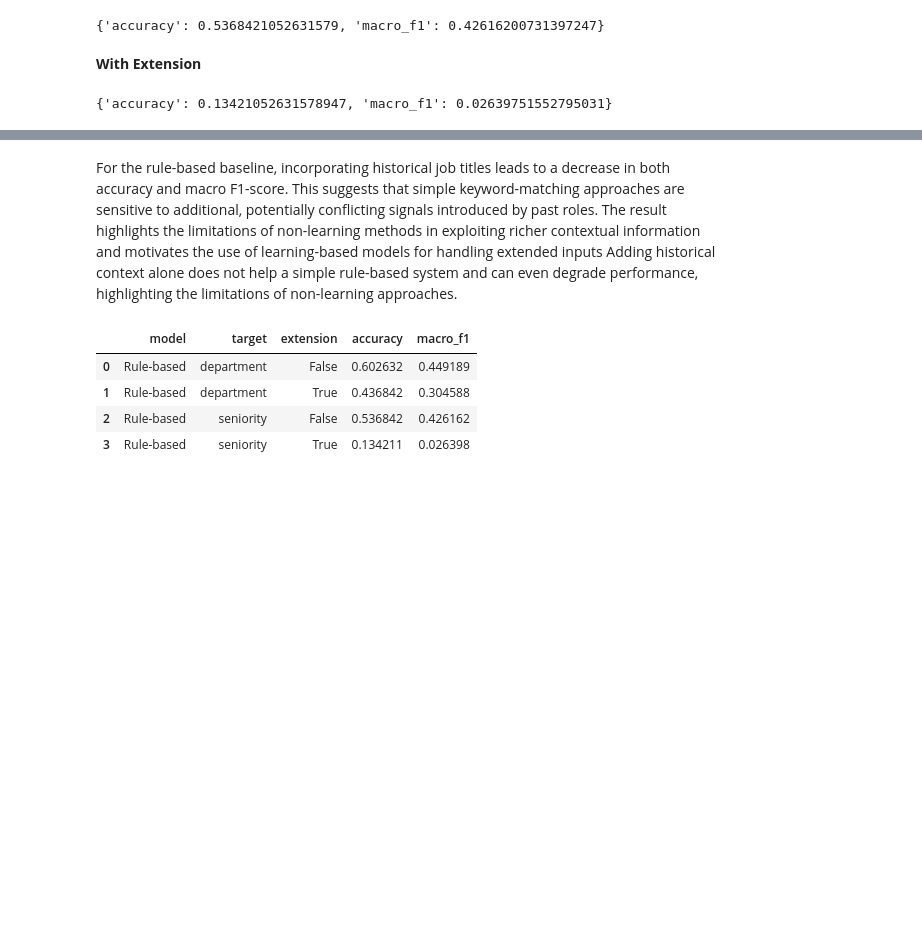
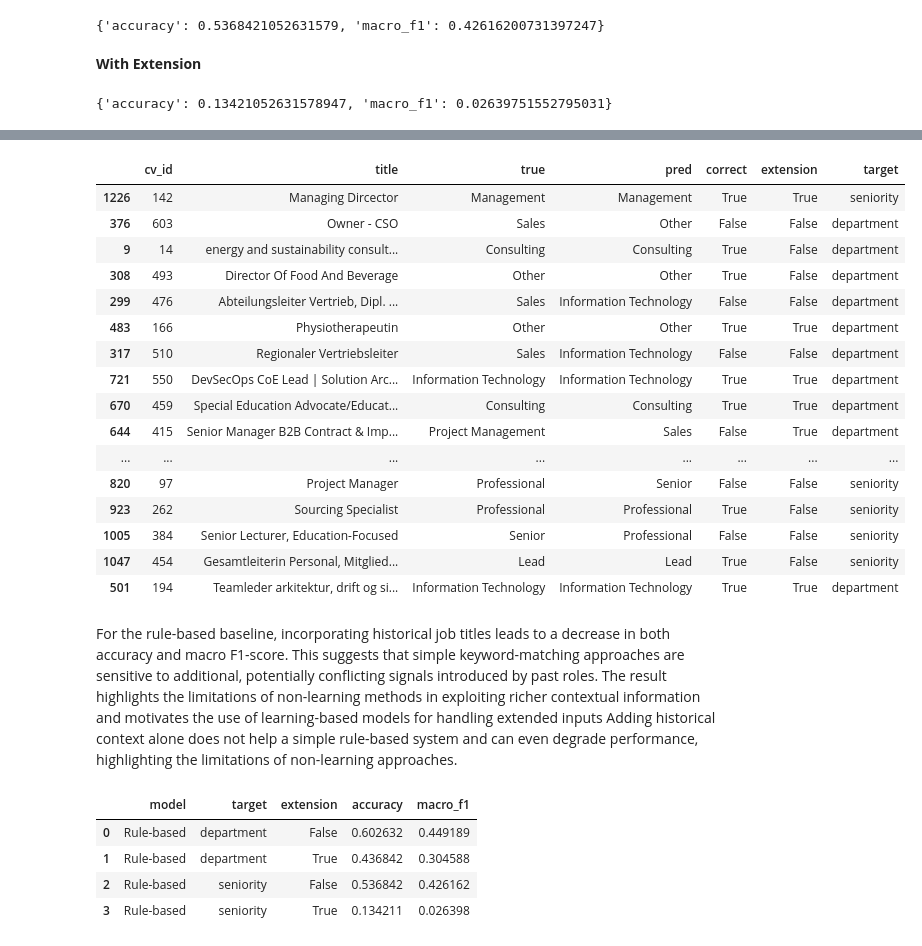
Before and after one commit to luisadosch/nlp-job-title-classification-benchmark-snapaddy, a Jupyter notebook: src/model-1-baseline.ipynb, the cells around one changed output, grey strips where cells are left out. Saved outputs shown, nothing was run; the diff lists cells and outputs as text; code cells hidden in the pictures; blank space fills up the shorter version.

```diff
--- a/src/model-1-baseline.ipynb
+++ b/src/model-1-baseline.ipynb
@@ -206,10 +202,82 @@ metrics_sen_base
 **With Extension**
 # %%
 y_sen_pred_ext = X_ext.apply(
-    lambda title: predict_seniority_rule_based(title, department_df)
+    lambda title: predict_seniority_rule_based(title, seniority_df)
 )
 # %%
 metrics_sen_ext = evaluate_predictions(y_sen_ext, y_sen_pred_ext)
 metrics_sen_ext
 # %% [output]
 {'accuracy': 0.13421052631578947, 'macro_f1': 0.02639751552795031}
+# %%
+def build_error_dfs(X, y_true, y_pred, meta=None, target_name="target", extension=False):
+    df = pd.DataFrame(
+        {
+            "title": X.values,
+            "true": pd.Series(y_true).values,
+            "pred": pd.Series(y_pred).values,
+        }
+    )
+    df["correct"] = df["true"].eq(df["pred"])
+    df["extension"] = extension
+    df["target"] = target_name
+
+    if meta is not None:
+        meta_df = meta.reset_index(drop=True).copy()
+        df = pd.concat([meta_df, df.reset_index(drop=True)], axis=1)
+
+    # per-class accuracy (where it's good/bad)
+    by_true = (
+        df.groupby(["target", "extension", "true"], dropna=False)["correct"]
+        .agg(n="size", accuracy="mean")
+        .reset_index()
+        .sort_values(["target", "extension", "accuracy", "n"], ascending=[True, True, True, False])
+    )
+
+    # confusion pairs (where it's bad)
+    confusion = (
+        df.loc[~df["correct"]]
+        .groupby(["target", "extension", "true", "pred"], dropna=False)
+        .size()
+        .reset_index(name="count")
+        .sort_values(["target", "extension", "count"], ascending=[True, True, False])
+    )
+
+    # examples to inspect
+    best_examples = df.loc[df["correct"]].head(50).copy()
+    worst_examples = df.loc[~df["correct"]].head(50).copy()
+
+    return df, by_true, confusion, best_examples, worst_examples
+
+
+# Department
+dep_base_df, dep_base_by_true, dep_base_conf, dep_base_best, dep_base_worst = build_error_dfs(
+    X_base, y_dep_base, y_dep_pred_base, meta=meta_base, target_name="department", extension=False
+)
+dep_ext_df, dep_ext_by_true, dep_ext_conf, dep_ext_best, dep_ext_worst = build_error_dfs(
+    X_ext, y_dep_ext, y_dep_pred_ext, meta=meta_ext, target_name="department", extension=True
+)
+
+# Seniority
+sen_base_df, sen_base_by_true, sen_base_conf, sen_base_best, sen_base_worst = build_error_dfs(
+    X_base, y_sen_base, y_sen_pred_base, meta=meta_base, target_name="seniority", extension=False
+)
+sen_ext_df, sen_ext_by_true, sen_ext_conf, sen_ext_best, sen_ext_worst = build_error_dfs(
+    X_ext, y_sen_ext, y_sen_pred_ext, meta=meta_ext, target_name="seniority", extension=True
+)
+
+# One combined df if you want everything in one place
+all_preds_df = pd.concat([dep_base_df, dep_ext_df, sen_base_df, sen_ext_df], ignore_index=True)
+
+# Summaries (good vs bad areas)
+all_by_true_df = pd.concat(
+    [dep_base_by_true, dep_ext_by_true, sen_base_by_true, sen_ext_by_true], ignore_index=True
+)
+all_confusions_df = pd.concat(
+    [dep_base_conf, dep_ext_conf, sen_base_conf, sen_ext_conf], ignore_index=True
+)
+
+display(all_by_true_df.head(50))
+display(all_confusions_df.head(50))
+display(all_preds_df.sample(50, random_state=0))
+# %% [output]
@@ -216,3 +318,20 @@ metrics_sen_ext
+|  | cv_id | title | true | pred | correct | extension | target |
+| 1226 | 142 | Managing Dircector | Management | Management | True | True | seniority |
+| 376 | 603 | Owner - CSO | Sales | Other | False | False | department |
+| 9 | 14 | energy and sustainability consult... | Consulting | Consulting | True | False | department |
+| 308 | 493 | Director Of Food And Beverage | Other | Other | True | False | department |
+| 299 | 476 | Abteilungsleiter Vertrieb, Dipl. ... | Sales | Information Technology | False | False | department |
+| 483 | 166 | Physiotherapeutin | Other | Other | True | True | department |
+| 317 | 510 | Regionaler Vertriebsleiter | Sales | Information Technology | False | False | department |
+| 721 | 550 | DevSecOps CoE Lead | Solution Arc... | Information Technology | Information Technology | True | True | department |
+| 670 | 459 | Special Education Advocate/Educat... | Consulting | Consulting | True | True | department |
+| 644 | 415 | Senior Manager B2B Contract & Imp... | Project Management | Sales | False | True | department |
+| ... | ... | ... | ... | ... | ... | ... | ... |
+| 820 | 97 | Project Manager | Professional | Senior | False | False | seniority |
+| 923 | 262 | Sourcing Specialist | Professional | Professional | True | False | seniority |
+| 1005 | 384 | Senior Lecturer, Education-Focused | Senior | Professional | False | False | seniority |
+| 1047 | 454 | Gesamtleiterin Personal, Mitglied... | Lead | Lead | True | False | seniority |
+| 501 | 194 | Teamleder arkitektur, drift og si... | Information Technology | Information Technology | True | True | department |
 # %% [markdown]
 For the rule-based baseline, incorporating historical job titles leads to a decrease in both accuracy and macro F1-score. This suggests that simple keyword-matching approaches are sensitive to additional, potentially conflicting signals introduced by past roles. The result highlights the limitations of non-learning methods in exploiting richer contextual information and motivates the use of learning-based models for handling extended inputs Adding historical context alone does not help a simple rule-based system and can even degrade performance, highlighting the limitations of non-learning approaches.
 # %%
```
Also changed, not shown: parts of 9 cells of this notebook, 12 other files.
